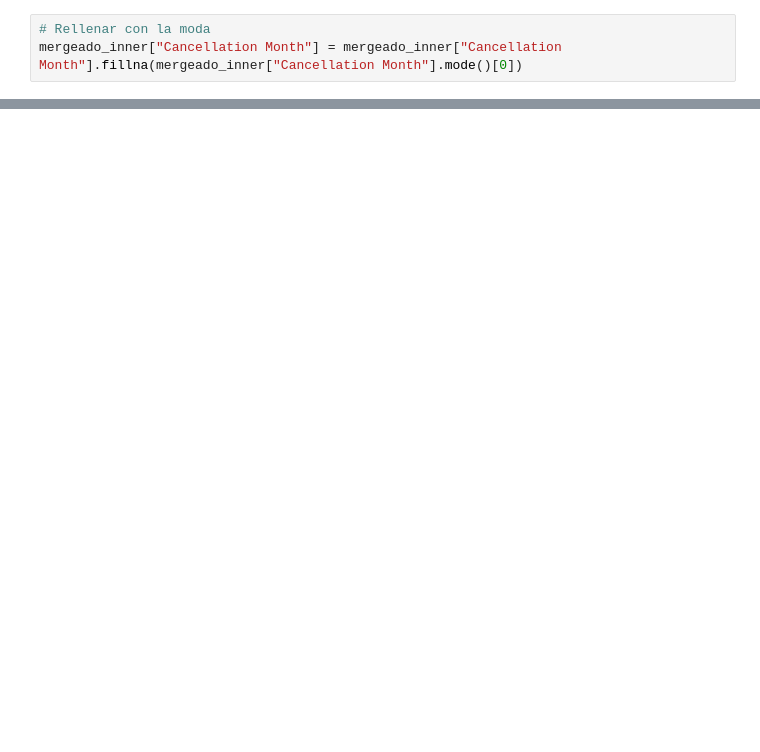
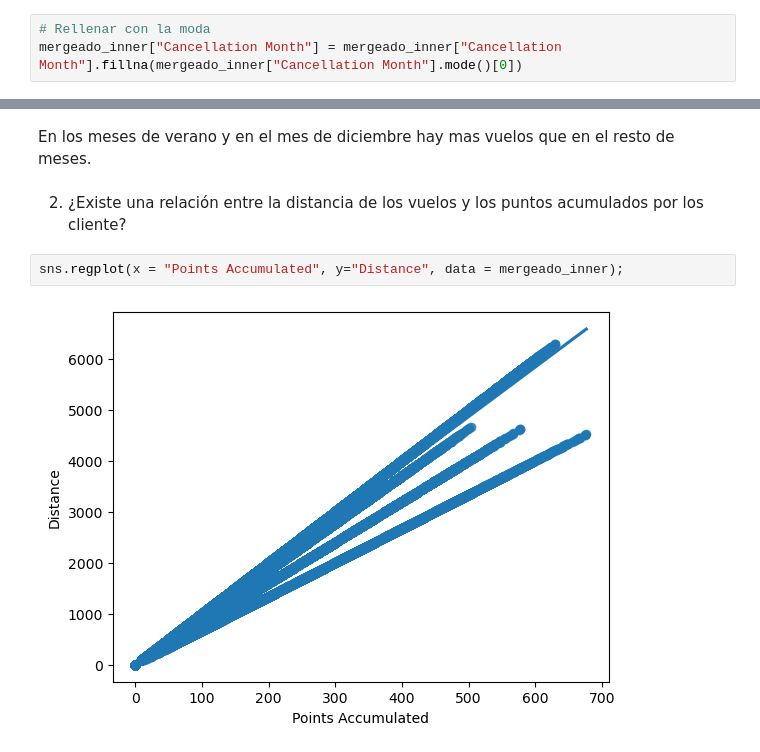
Before and after one commit to Adalab/bda-modulo-3-evaluacion-final-irenealonso11, a Jupyter notebook: evaluacion.ipynb, the cells around one changed output, grey strips where cells are left out. Saved outputs shown, nothing was run; the diff lists cells and outputs as text; blank space fills up the shorter version.

```diff
--- a/evaluacion.ipynb
+++ b/evaluacion.ipynb
@@ -292,0 +314,8 @@ mergeado_inner["Cancellation Month"] = mergeado_inner["Cancellation Month"].fill
+# %% [markdown]
+En los meses de verano y en el mes de diciembre hay mas vuelos que en el resto de meses.
+# %% [markdown]
+2. ¿Existe una relación entre la distancia de los vuelos y los puntos acumulados por los cliente?
+# %%
+sns.regplot(x = "Points Accumulated", y="Distance", data = mergeado_inner);
+# %% [output]
+[figure, added]
```
Also changed, not shown: parts of 20 cells of this notebook.
